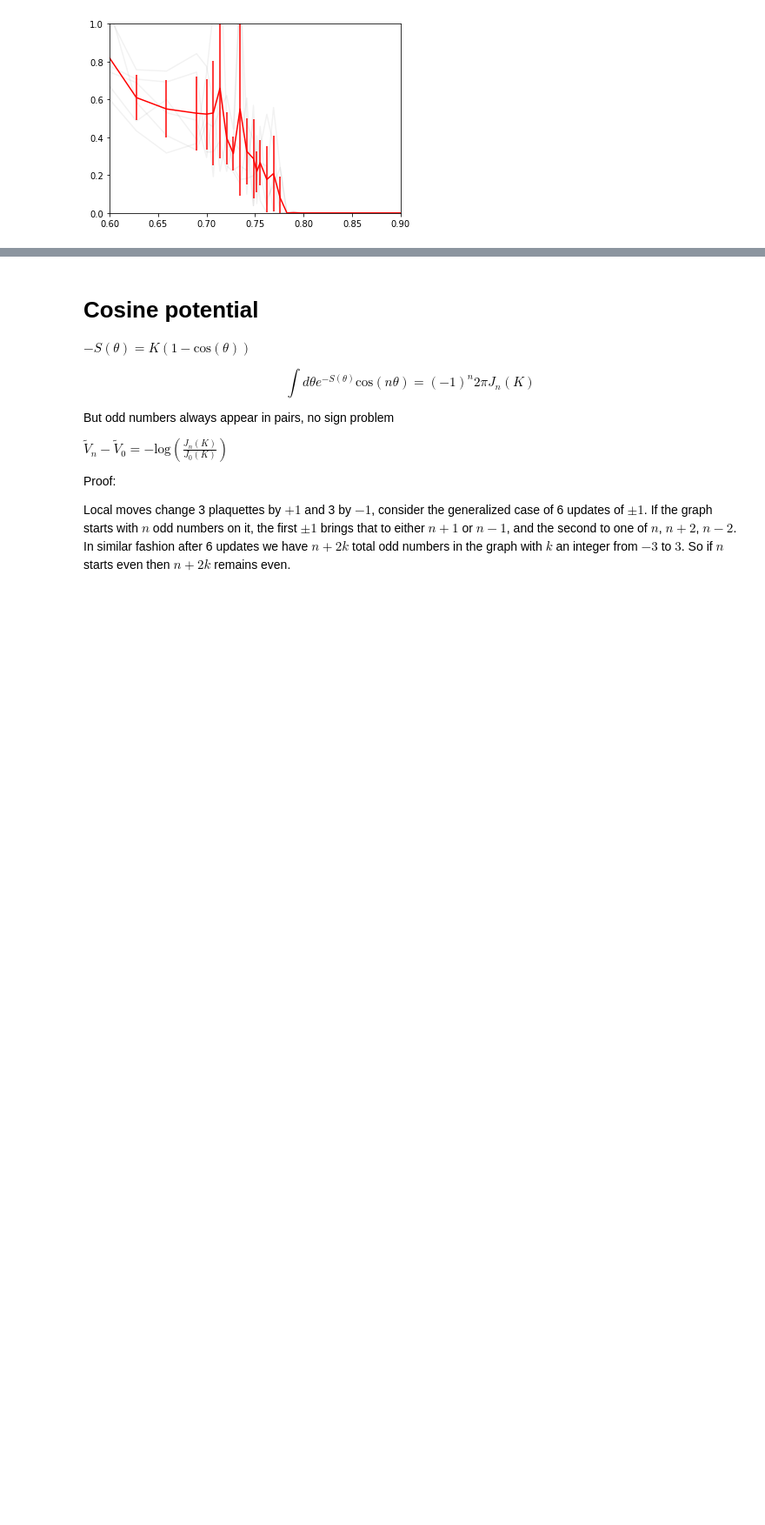
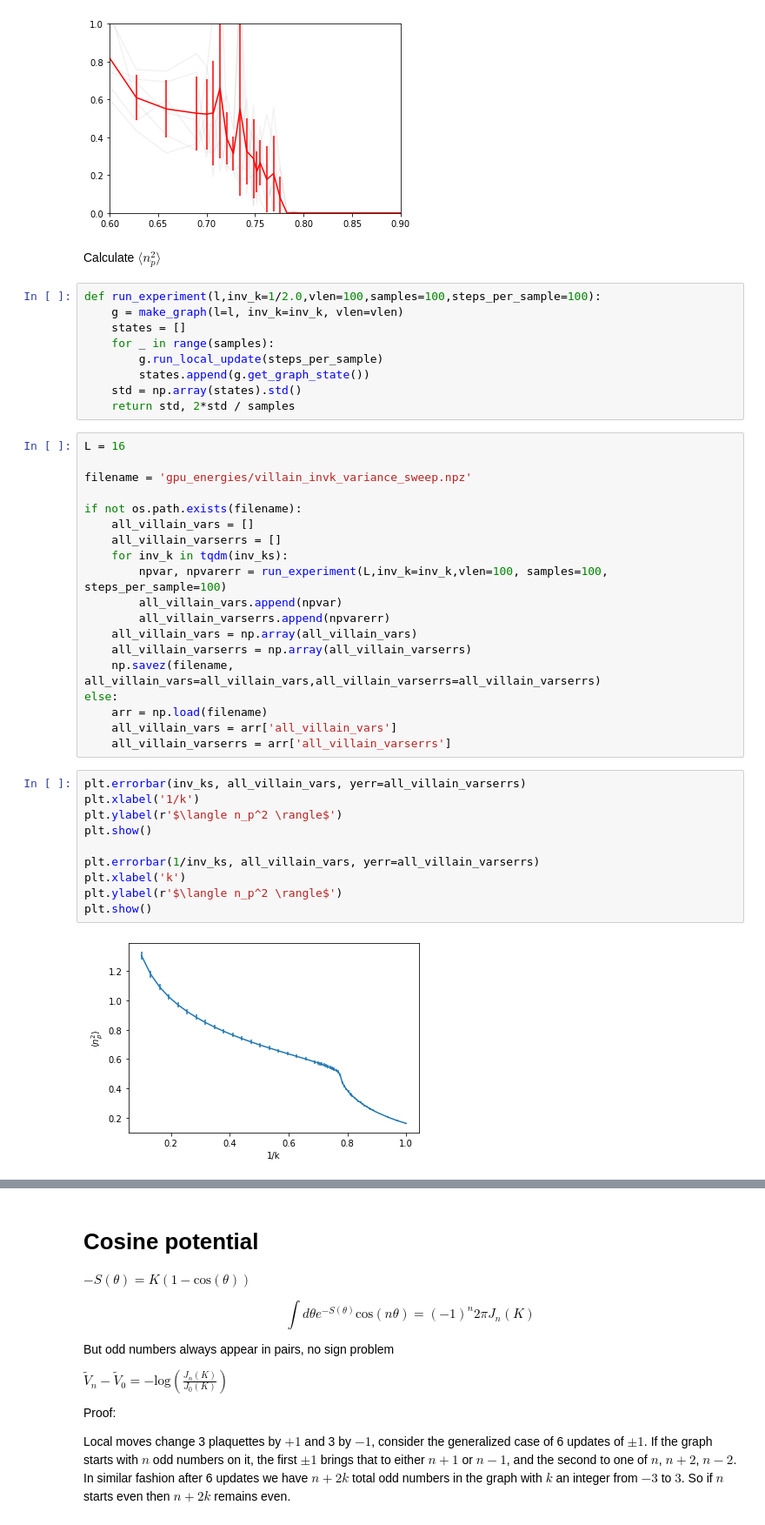
Before and after one commit to Renmusxd/PyGaugeMC, a Jupyter notebook: jupyter/GPU Energies.ipynb, the cells around one changed output, grey strips where cells are left out. Shown at 87% size. Cells and saved outputs as stored; diff of their text form; blank space fills up the shorter version.

Commit message:
Add variance for np

```diff
--- a/jupyter/GPU Energies.ipynb
+++ b/jupyter/GPU Energies.ipynb
@@ -274,3 +274,45 @@ plt.show()
 # %% [output]
 [figure]
 [figure]
+# %% [markdown]
+Calculate $\langle n_p^2 \rangle$
+# %%
+def run_experiment(l,inv_k=1/2.0,vlen=100,samples=100,steps_per_sample=100):
+    g = make_graph(l=l, inv_k=inv_k, vlen=vlen)
+    states = []
+    for _ in range(samples):
+        g.run_local_update(steps_per_sample)
+        states.append(g.get_graph_state())
+    std = np.array(states).std()
+    return std, 2*std / samples
+# %%
+L = 16
+
+filename = 'gpu_energies/villain_invk_variance_sweep.npz'
+
+if not os.path.exists(filename):
+    all_villain_vars = []
+    all_villain_varserrs = []
+    for inv_k in tqdm(inv_ks):
+        npvar, npvarerr = run_experiment(L,inv_k=inv_k,vlen=100, samples=100, steps_per_sample=100)
+        all_villain_vars.append(npvar)
+        all_villain_varserrs.append(npvarerr)
+    all_villain_vars = np.array(all_villain_vars)
+    all_villain_varserrs = np.array(all_villain_varserrs)
+    np.savez(filename, all_villain_vars=all_villain_vars,all_villain_varserrs=all_villain_varserrs)
+else:
+    arr = np.load(filename)
+    all_villain_vars = arr['all_villain_vars']
+    all_villain_varserrs = arr['all_villain_varserrs']
+# %%
+plt.errorbar(inv_ks, all_villain_vars, yerr=all_villain_varserrs)
+plt.xlabel('1/k')
+plt.ylabel(r'$\langle n_p^2 \rangle$')
+plt.show()
+
+plt.errorbar(1/inv_ks, all_villain_vars, yerr=all_villain_varserrs)
+plt.xlabel('k')
+plt.ylabel(r'$\langle n_p^2 \rangle$')
+plt.show()
+# %% [output]
+[figure, added]
```
Also changed, not shown: parts of 12 cells of this notebook.
